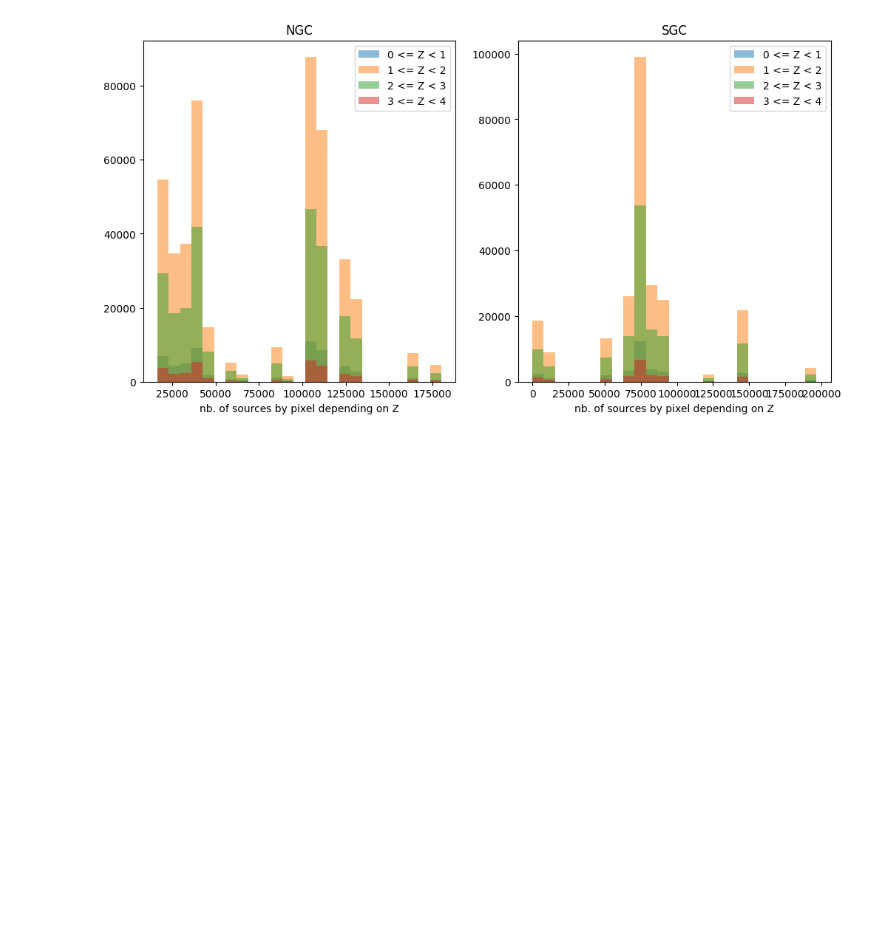
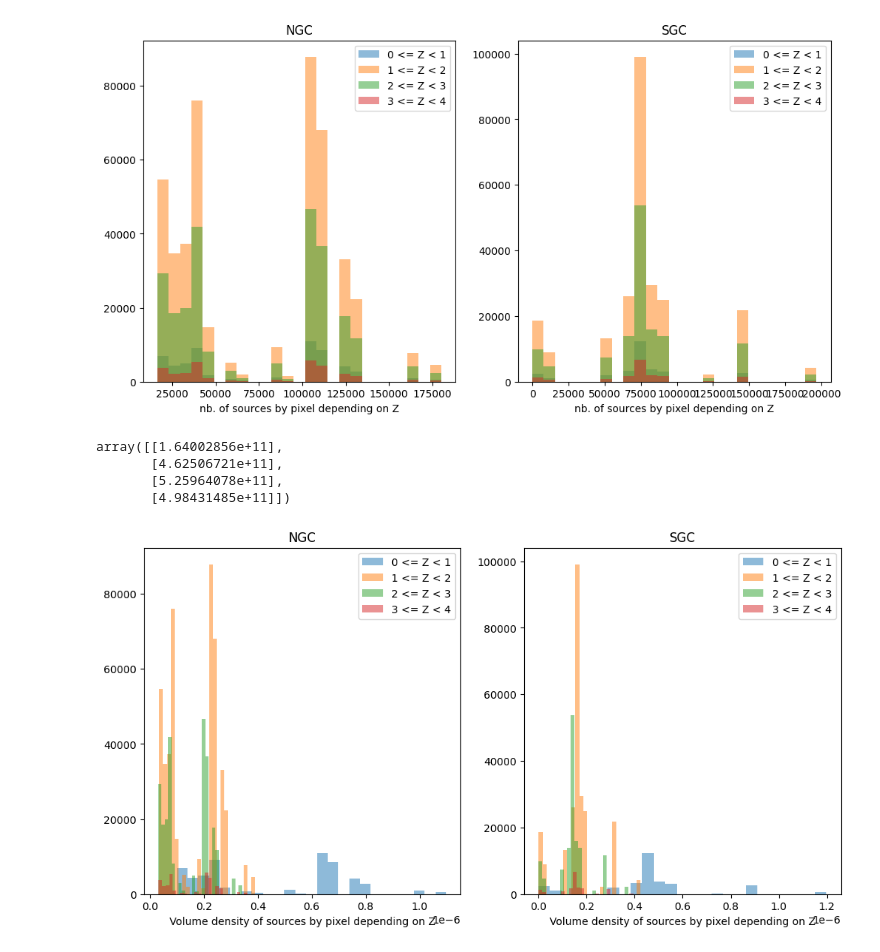
Before and after one commit to johannct/M2_Stage_Code, a Jupyter notebook: DESI QSO.ipynb, the cells around one changed output. Saved outputs shown, nothing was run; the diff lists cells and outputs as text; code cells hidden in the pictures; blank space fills up the shorter version.

```diff
--- a/DESI QSO.ipynb
+++ b/DESI QSO.ipynb
@@ -253,3 +253,31 @@ for i in range(npins):
     ax[1].legend()
 # %% [output]
 [figure]
+# %%
+import astropy.units as u
+from astropy.cosmology import Planck18 as cosmo
+
+volume_lim = cosmo.comoving_volume(np.vstack([Z_lim, [Z_lim[-1] + 1]])).value
+volume = volume_lim[1:] - volume_lim[:-1]
+volume
+# %% [output]
+array([[1.64002856e+11],
+       [4.62506721e+11],
+       [5.25964078e+11],
+       [4.98431485e+11]])
+# %%
+fig, ax = plt.subplots(1, 2, figsize=(12, 6))
+xlabel = "Volume density of sources by pixel depending on Z"
+bins = 25
+for i in range(npins):
+    label = "{} <= Z < {}".format(np.round(Z_lim[i, 0], 1), np.round(Z_lim[i, 0]+1, 1))
+    ax[0].hist(NGC[px_colname][masks_NGC[i]]/volume[i], label=label, bins=bins, alpha=0.5)
+    ax[0].set_title("NGC")
+    ax[0].set_xlabel(xlabel)
+    ax[0].legend()
+    ax[1].hist(SGC[px_colname][masks_SGC[i]]/volume[i], label=label, bins=bins, alpha=0.5)
+    ax[1].set_title("SGC")
+    ax[1].set_xlabel(xlabel)
+    ax[1].legend()
+# %% [output]
+[figure, added]
```
Also changed, not shown: parts of 3 cells of this notebook, 2 other files.
